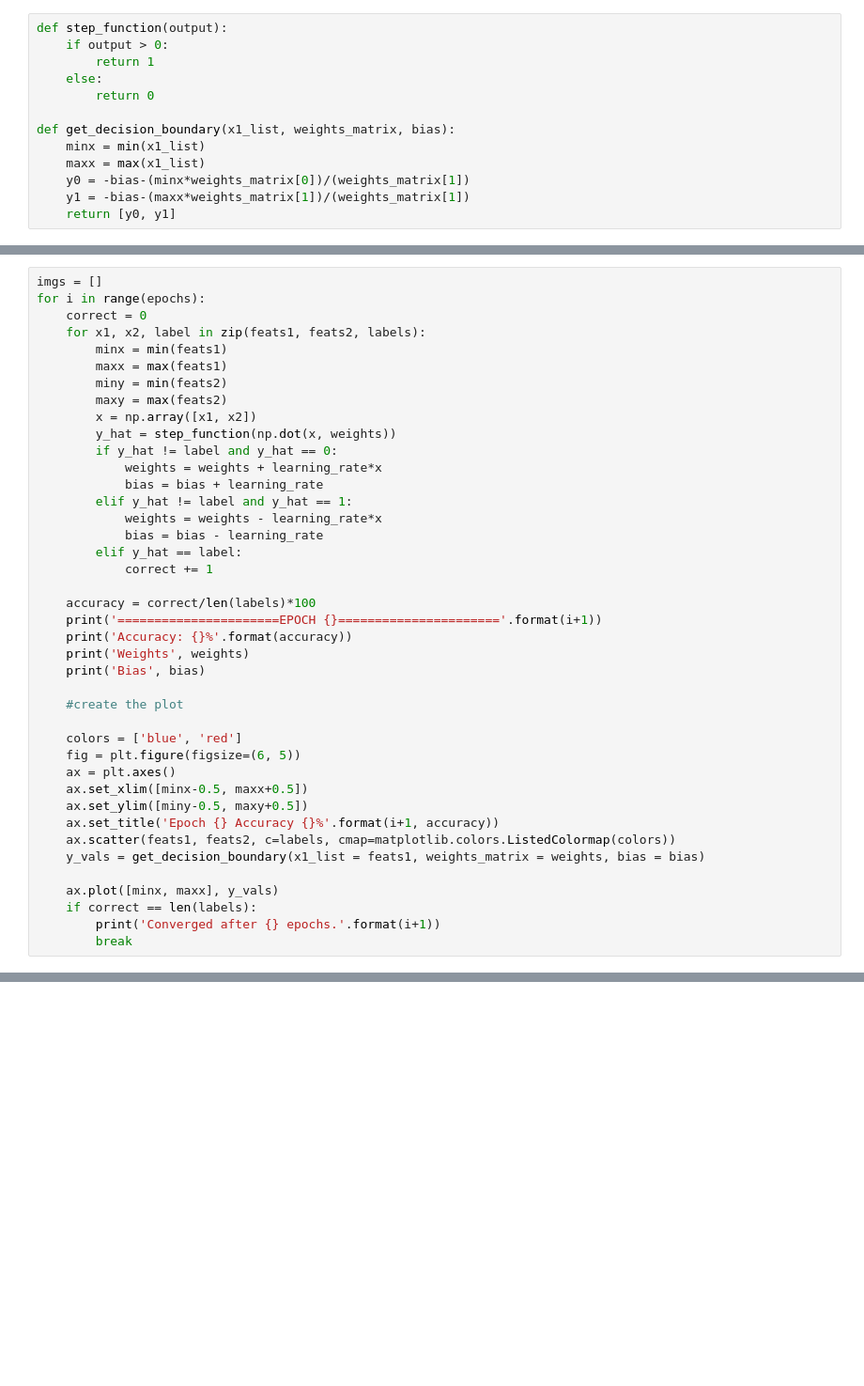
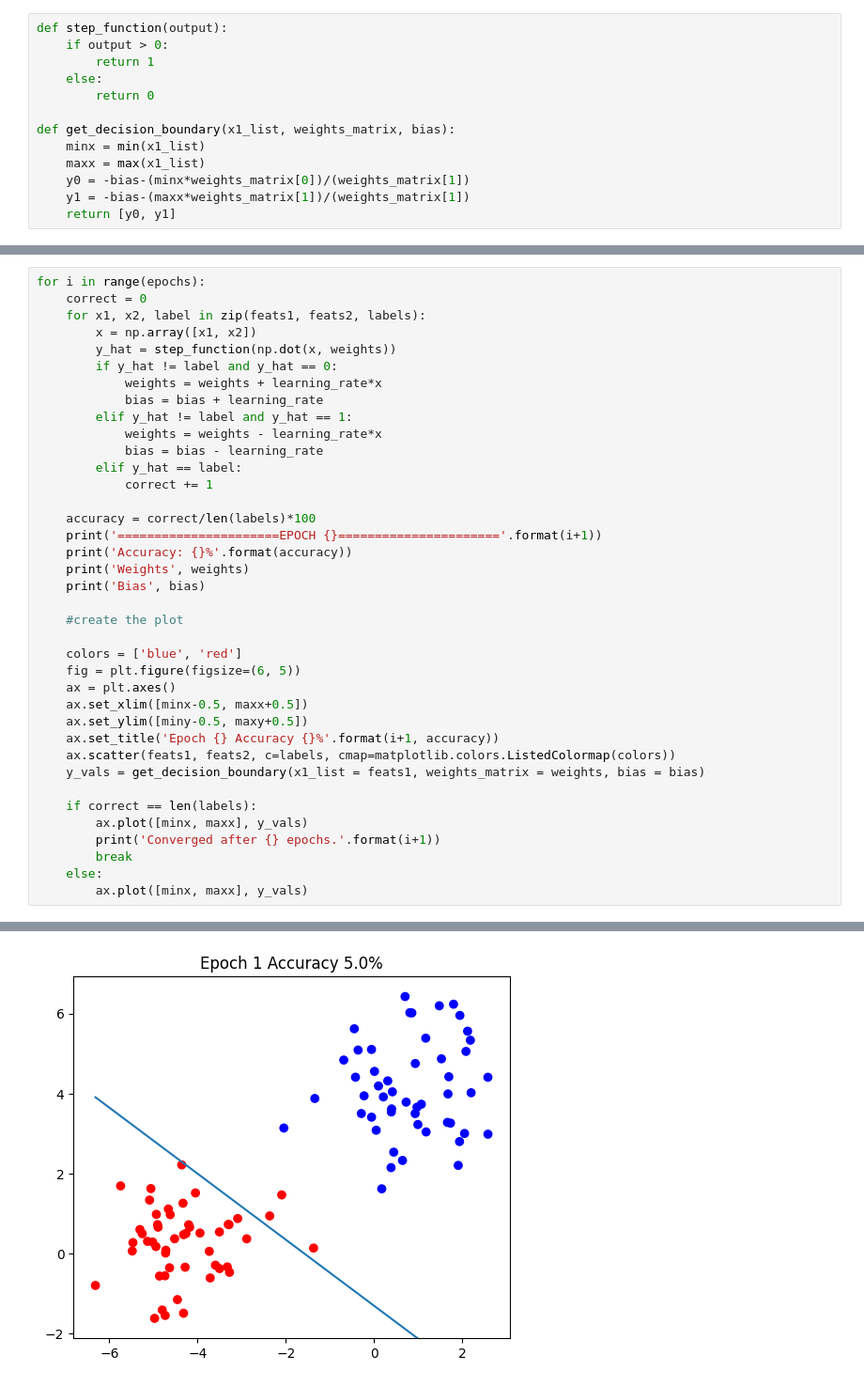
Before and after one commit to jwd-code/LING-715, a Jupyter notebook: perceptron-2.ipynb, the cells around one changed output, grey strips where cells are left out. Shown at 94% size. Cells and saved outputs as stored; diff of their text form; blank space fills up the shorter version.

```diff
--- a/perceptron-2.ipynb
+++ b/perceptron-2.ipynb
@@ -38,12 +43,7 @@ learning_rate = 0.001
 # %%
-imgs = []
 for i in range(epochs):
     correct = 0
     for x1, x2, label in zip(feats1, feats2, labels):
-        minx = min(feats1)
-        maxx = max(feats1)
-        miny = min(feats2)
-        maxy = max(feats2)
         x = np.array([x1, x2])
         y_hat = step_function(np.dot(x, weights))
         if y_hat != label and y_hat == 0:
@@ -72,7 +72,10 @@ for i in range(epochs):
     ax.scatter(feats1, feats2, c=labels, cmap=matplotlib.colors.ListedColormap(colors))
     y_vals = get_decision_boundary(x1_list = feats1, weights_matrix = weights, bias = bias)
 
-    ax.plot([minx, maxx], y_vals)
     if correct == len(labels):
+        ax.plot([minx, maxx], y_vals)
         print('Converged after {} epochs.'.format(i+1))
         break
+    else:
+        ax.plot([minx, maxx], y_vals)
+# %% [output]
@@ -78,0 +91 @@ for i in range(epochs):
+[figure, added]
```
Also changed, not shown: parts of 2 cells of this notebook.
